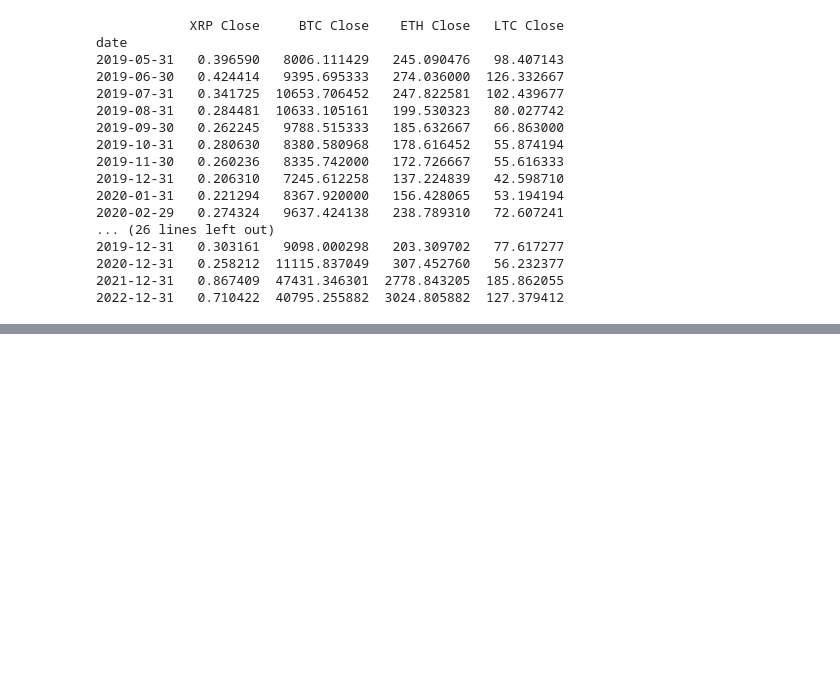
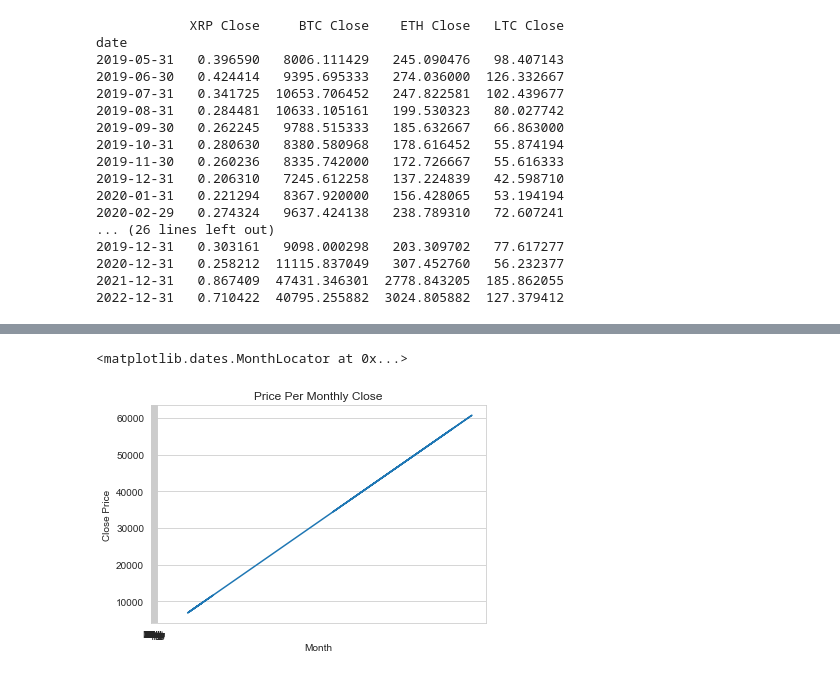
Before and after one commit to reiderwin/mustache-list-sequence, a Jupyter notebook: crypto.ipynb, the cells around one changed output, grey strips where cells are left out. Saved outputs shown, nothing was run; the diff lists cells and outputs as text; code cells hidden in the pictures; blank space fills up the shorter version.

```diff
--- a/crypto.ipynb
+++ b/crypto.ipynb
@@ -257,0 +281,20 @@ NameError: name 'monthly' is not defined
+# %%
+#bar graph plot closing prices over year each crypto JUST BTC
+Lines = cleaned_Monthly_Price["BTC Close"]
+months = ['May', 'Jun', 'Jul', 'Aug', 'Sep', 'Oct', 'Nov', 'Dec',
+          'Jan', 'Feb', 'Mar', 'Apr', 'May', 'Jun', 'Jul', 'Aug', 'Sep', 'Oct', 'Nov', 'Dec',
+         'Jan', 'Feb', 'Mar', 'Apr', 'May', 'Jun', 'Jul', 'Aug', 'Sep', 'Oct', 'Nov', 'Dec',
+         'Jan', 'Feb']
+
+
+lx_axis = cleaned_Monthly_Price["BTC Close"]
+ly_axis = Lines
+plt.plot(lx_axis, ly_axis)
+plt.xlabel("Month")
+plt.ylabel("Close Price")
+plt.title("Price Per Monthly Close")
+plt.xticks(np.linspace(0,1034, 34), months)
+matplotlib.dates.MonthLocator(interval=6)
+# %% [output]
+<matplotlib.dates.MonthLocator at 0x...>
+[figure, added]
```
Also changed, not shown: parts of 3 cells of this notebook.
